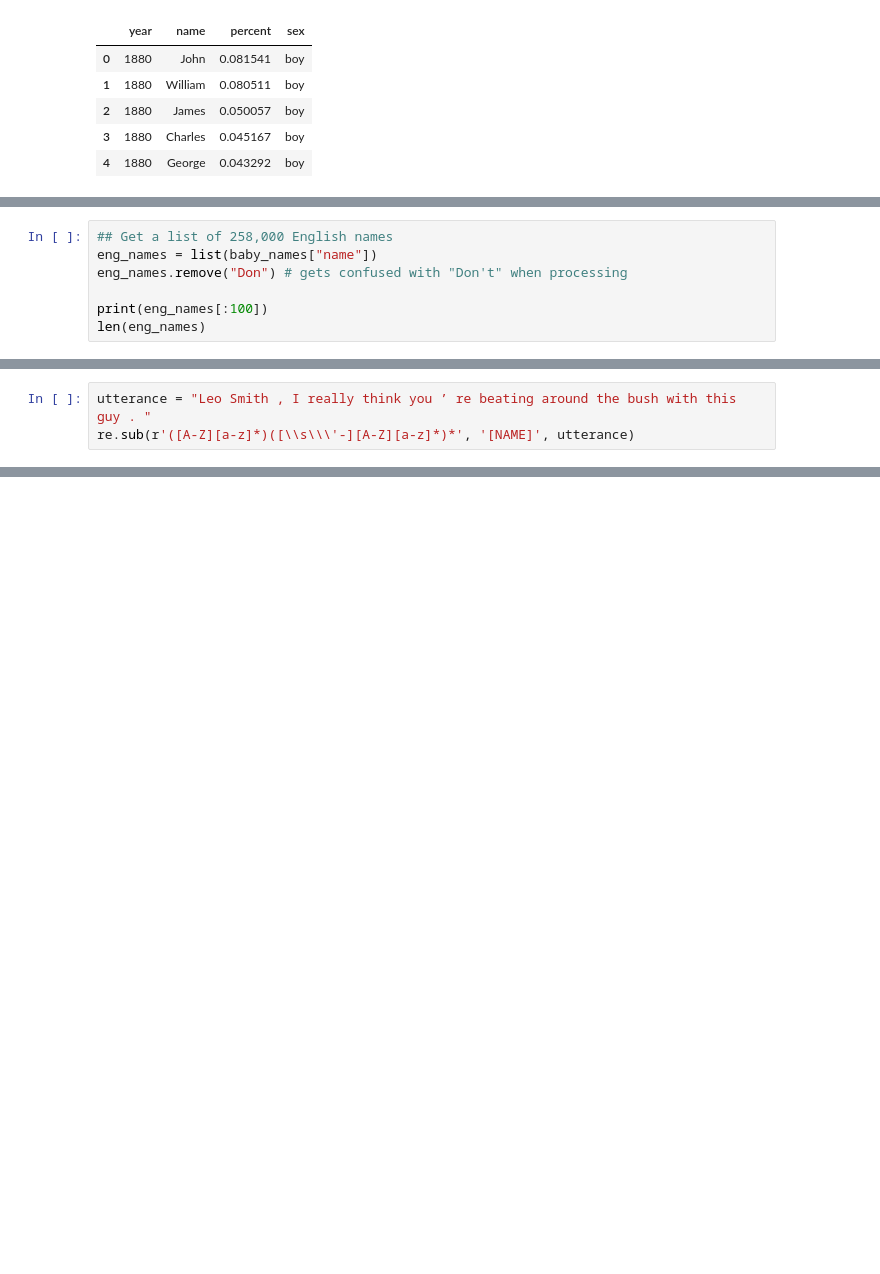
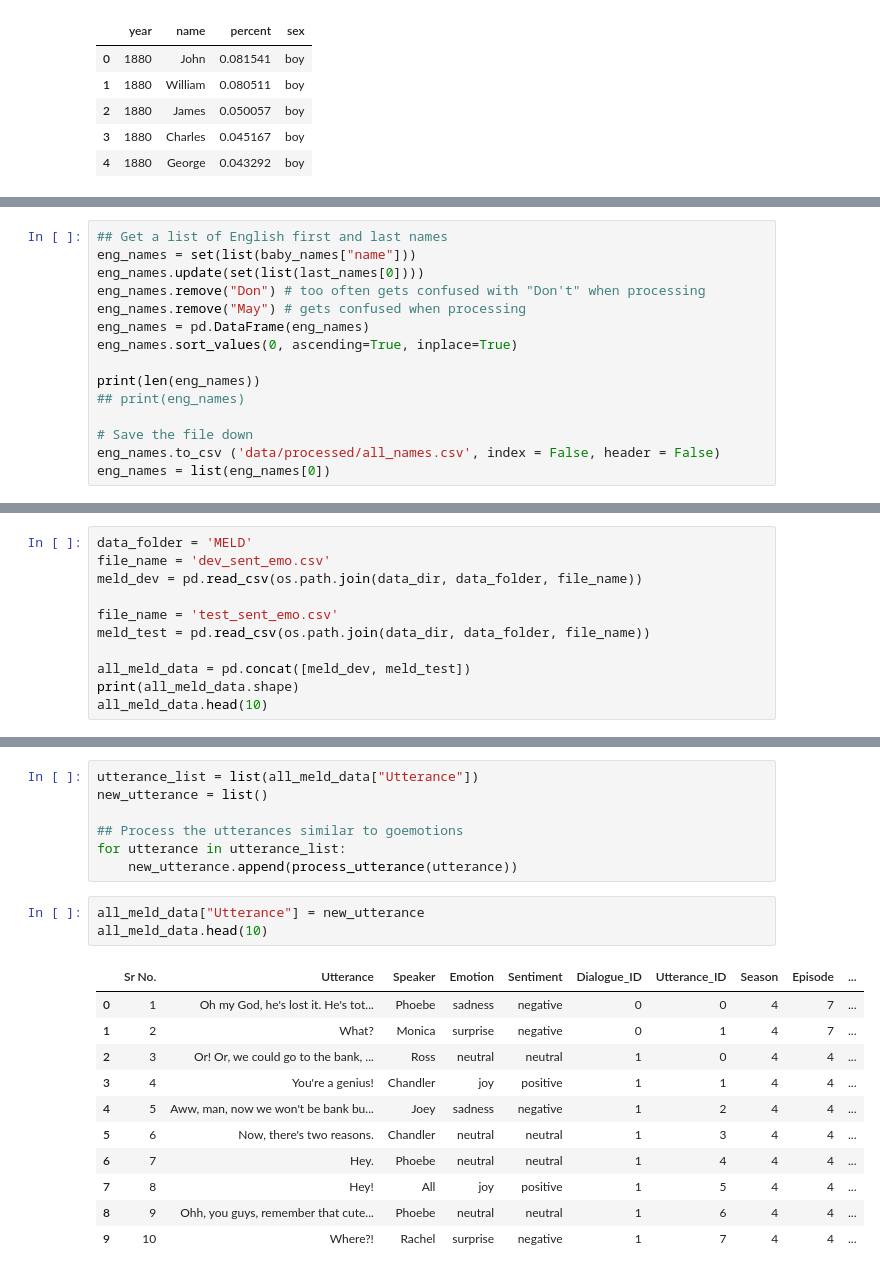
Before and after one commit to evelynyou/w266_project, a Jupyter notebook: exploration.ipynb, the cells around one changed output, grey strips where cells are left out. Drawn from its saved outputs; the diff is of its cells as text; blank space fills up the shorter version.

Commit message:
processed all databases for goemotions model

```diff
--- a/exploration.ipynb
+++ b/exploration.ipynb
@@ -446,8 +455,16 @@ FileNotFoundError: [Errno 2] File data/other/last_names.csv does not exist: 'dat
 # %%
-## Get a list of 258,000 English names
-eng_names = list(baby_names["name"])
-eng_names.remove("Don") # gets confused with "Don't" when processing
+## Get a list of English first and last names
+eng_names = set(list(baby_names["name"]))
+eng_names.update(set(list(last_names[0])))
+eng_names.remove("Don") # too often gets confused with "Don't" when processing
+eng_names.remove("May") # gets confused when processing
+eng_names = pd.DataFrame(eng_names)
+eng_names.sort_values(0, ascending=True, inplace=True)
 
-print(eng_names[:100])
-len(eng_names)
+print(len(eng_names))
+## print(eng_names)
+
+# Save the file down
+eng_names.to_csv ('data/processed/all_names.csv', index = False, header = False)
+eng_names = list(eng_names[0])
 # %% [output]
@@ -478,3 +496,0 @@ process_utterance(example)
-# %%
-utterance = "Leo Smith , I really think you ’ re beating around the bush with this guy . "
-re.sub(r'([A-Z][a-z]*)([\\s\\\'-][A-Z][a-z]*)*', '[NAME]', utterance)
@@ -510,0 +545,11 @@ new_utterance
+# %%
+data_folder = 'MELD'
+file_name = 'dev_sent_emo.csv'
+meld_dev = pd.read_csv(os.path.join(data_dir, data_folder, file_name))
+
+file_name = 'test_sent_emo.csv'
+meld_test = pd.read_csv(os.path.join(data_dir, data_folder, file_name))
+
+all_meld_data = pd.concat([meld_dev, meld_test])
+print(all_meld_data.shape)
+all_meld_data.head(10)
@@ -510,0 +569,22 @@ new_utterance
+# %%
+utterance_list = list(all_meld_data["Utterance"])
+new_utterance = list()
+
+## Process the utterances similar to goemotions
+for utterance in utterance_list:
+    new_utterance.append(process_utterance(utterance))
+# %%
+all_meld_data["Utterance"] = new_utterance
+all_meld_data.head(10)
+# %% [output]
+|  | Sr No. | Utterance | Speaker | Emotion | Sentiment | Dialogue_ID | Utterance_ID | Season | Episode | ... |
+| 0 | 1 | Oh my God, he's lost it. He's tot... | Phoebe | sadness | negative | 0 | 0 | 4 | 7 | ... |
+| 1 | 2 | What? | Monica | surprise | negative | 0 | 1 | 4 | 7 | ... |
+| 2 | 3 | Or! Or, we could go to the bank, ... | Ross | neutral | neutral | 1 | 0 | 4 | 4 | ... |
+| 3 | 4 | You're a genius! | Chandler | joy | positive | 1 | 1 | 4 | 4 | ... |
+| 4 | 5 | Aww, man, now we won't be bank bu... | Joey | sadness | negative | 1 | 2 | 4 | 4 | ... |
+| 5 | 6 | Now, there's two reasons. | Chandler | neutral | neutral | 1 | 3 | 4 | 4 | ... |
+| 6 | 7 | Hey. | Phoebe | neutral | neutral | 1 | 4 | 4 | 4 | ... |
+| 7 | 8 | Hey! | All | joy | positive | 1 | 5 | 4 | 4 | ... |
+| 8 | 9 | Ohh, you guys, remember that cute... | Phoebe | neutral | neutral | 1 | 6 | 4 | 4 | ... |
+| 9 | 10 | Where?! | Rachel | surprise | negative | 1 | 7 | 4 | 4 | ... |
```
Also changed, not shown: parts of 28 cells of this notebook, 6 other files.
